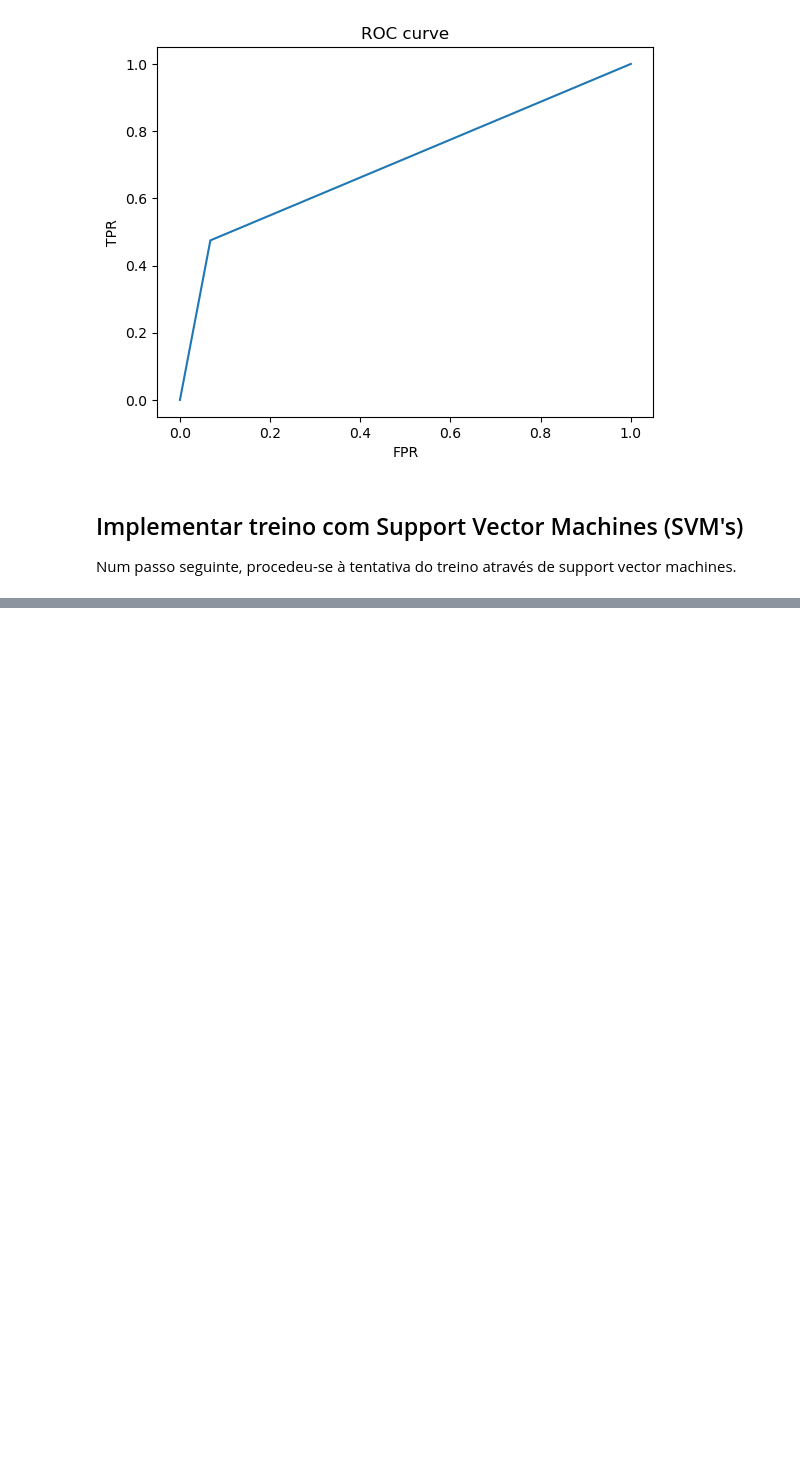
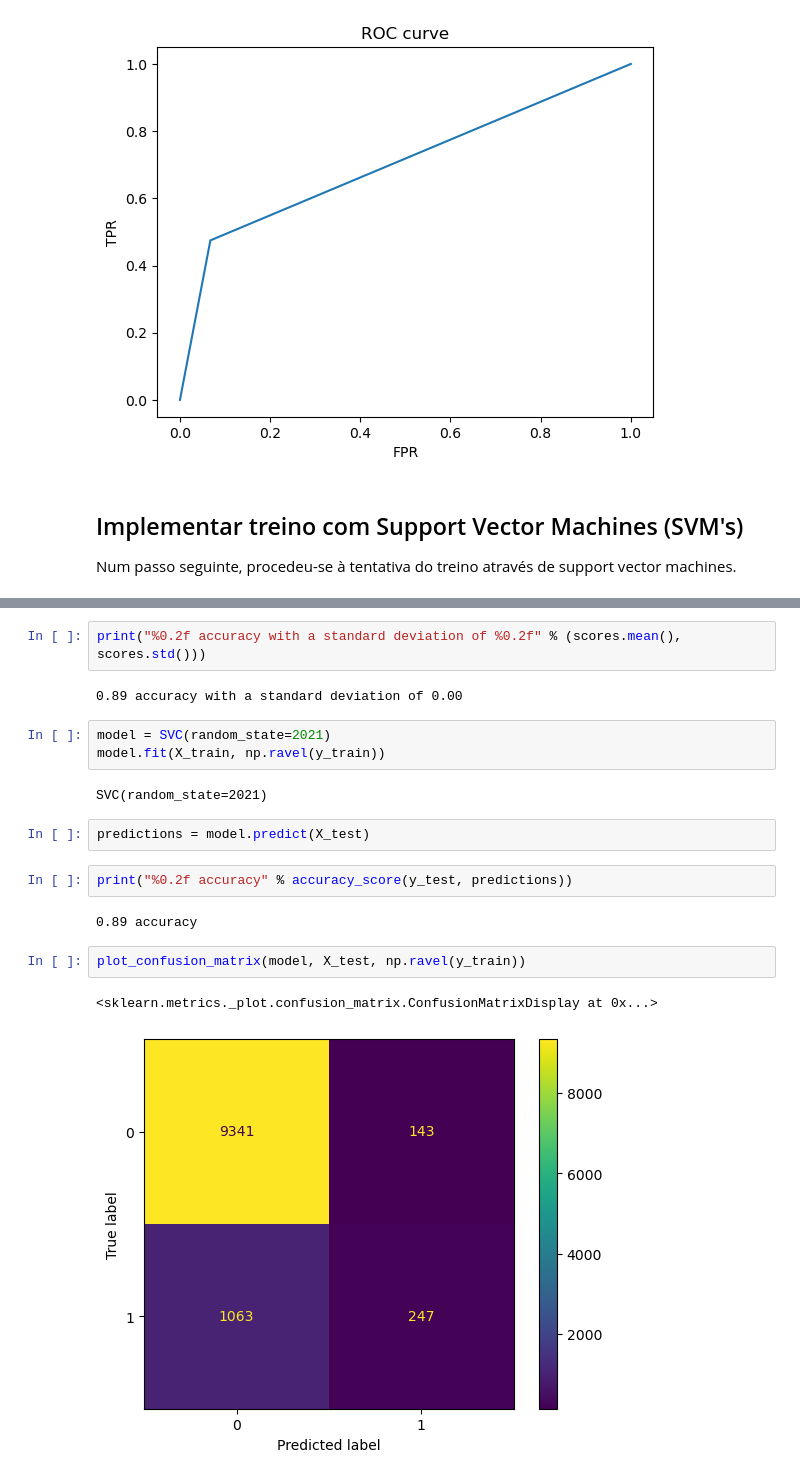
Before and after one commit to MiguelFernandes13/daa, a Jupyter notebook: bank_marketing/Banco.ipynb, the cells around one changed output, grey strips where cells are left out. Drawn from its saved outputs; the diff is of its cells as text; blank space fills up the shorter version.

```diff
--- a/bank_marketing/Banco.ipynb
+++ b/bank_marketing/Banco.ipynb
@@ -828,0 +860,20 @@ Num passo seguinte, procedeu-se à tentativa do treino através de support vecto
+# %%
+print("%0.2f accuracy with a standard deviation of %0.2f" % (scores.mean(), scores.std()))
+# %% [output]
+0.89 accuracy with a standard deviation of 0.00
+# %%
+model = SVC(random_state=2021)
+model.fit(X_train, np.ravel(y_train))
+# %% [output]
+SVC(random_state=2021)
+# %%
+predictions = model.predict(X_test)
+# %%
+print("%0.2f accuracy" % accuracy_score(y_test, predictions))
+# %% [output]
+0.89 accuracy
+# %%
+plot_confusion_matrix(model, X_test, np.ravel(y_train))
+# %% [output]
+<sklearn.metrics._plot.confusion_matrix.ConfusionMatrixDisplay at 0x...>
+[figure, added]
```
Also changed, not shown: parts of 30 cells of this notebook.
